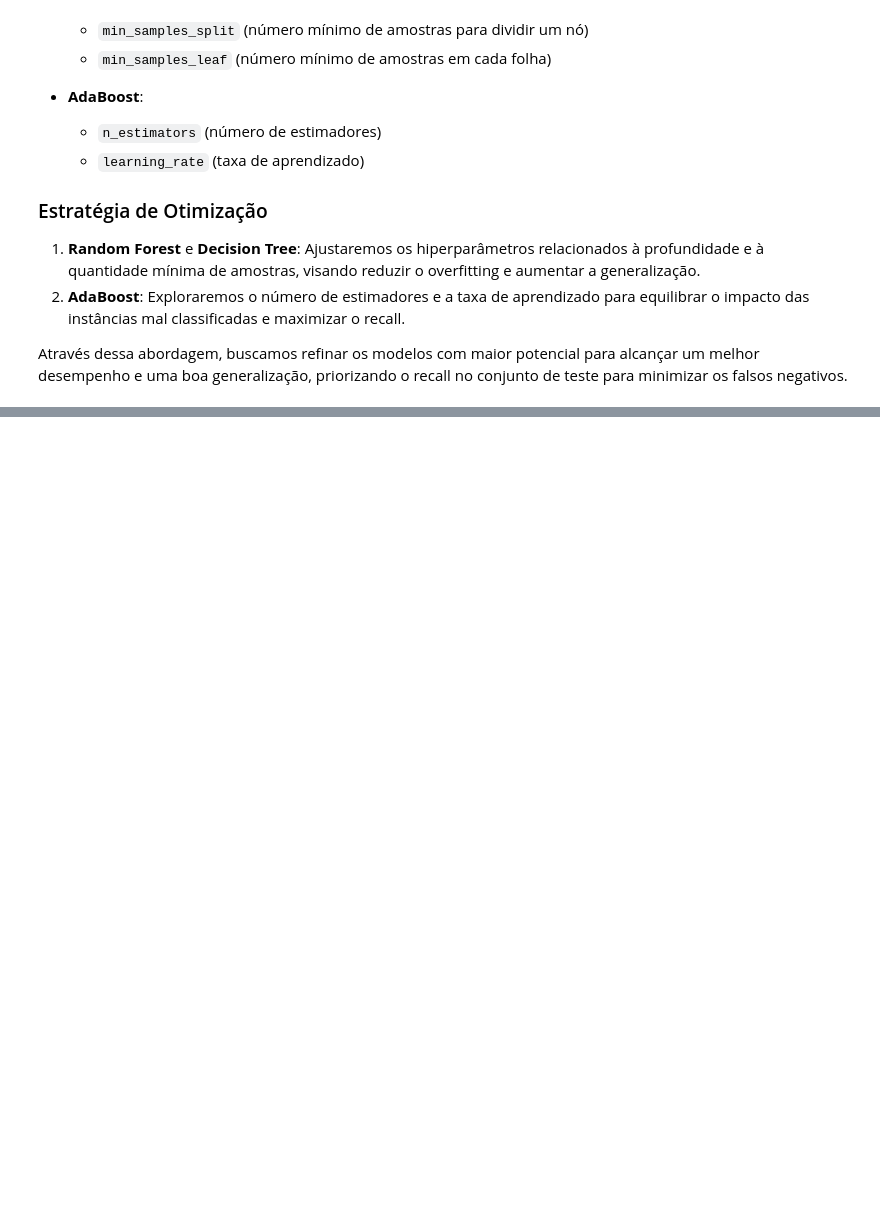
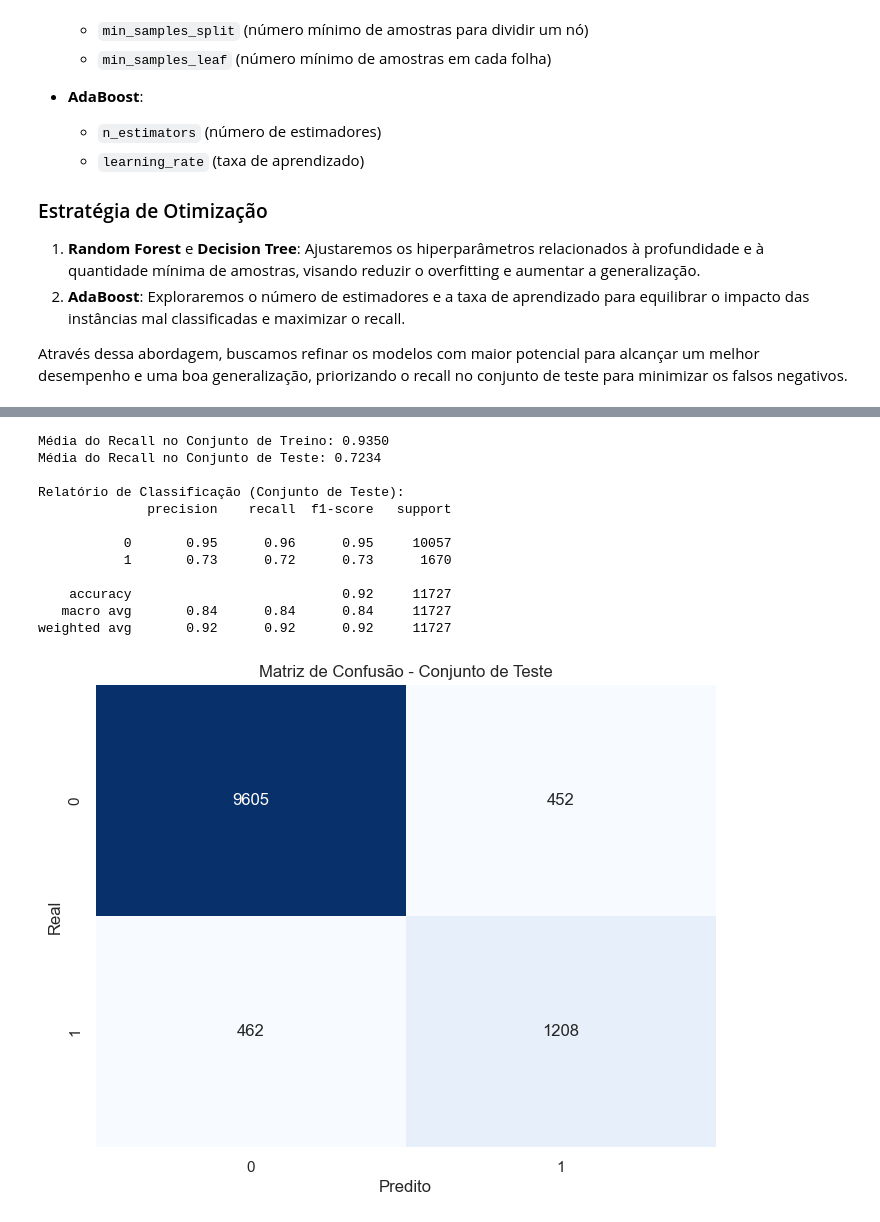
Before and after one commit to tnleite/loan-approval-prediction, a Jupyter notebook: 02-Analise/loan-approval-prediction.ipynb, the cells around one changed output, grey strips where cells are left out. Saved outputs shown, nothing was run; the diff lists cells and outputs as text; code cells hidden in the pictures; blank space fills up the shorter version.

```diff
--- a/02-Analise/loan-approval-prediction.ipynb
+++ b/02-Analise/loan-approval-prediction.ipynb
@@ -1942,0 +2019,55 @@ Através dessa abordagem, buscamos refinar os modelos com maior potencial para a
+# %%
+from sklearn.metrics import classification_report, confusion_matrix, recall_score
+import matplotlib.pyplot as plt
+import seaborn as sns
+import numpy as np
+
+# Aplicando os melhores parâmetros ao modelo AdaBoost
+melhor_ada = AdaBoostClassifier(
+    algorithm='SAMME.R',
+    learning_rate=1.5,
+    n_estimators=125,
+    random_state=42
+)
+
+# Ajustando o modelo com os dados balanceados de treino
+melhor_ada.fit(X_train_smote, y_train_smote)
+
+# Prevendo nos conjuntos de treino e teste
+y_pred_train = melhor_ada.predict(X_train_smote)
+y_pred_test = melhor_ada.predict(X_test)
+
+# Calculando o recall para ambos os conjuntos
+recall_treino = recall_score(y_train_smote, y_pred_train)
+recall_teste = recall_score(y_test, y_pred_test)
+
+# Exibindo os resultados de recall com média e desvio padrão
+print(f"\nMédia do Recall no Conjunto de Treino: {recall_treino:.4f}")
+print(f"Média do Recall no Conjunto de Teste: {recall_teste:.4f}")
+
+# Relatório de Classificação para o conjunto de teste
+print("\nRelatório de Classificação (Conjunto de Teste):")
+print(classification_report(y_test, y_pred_test))
+
+# Matriz de Confusão para o conjunto de teste
+conf_matrix = confusion_matrix(y_test, y_pred_test)
+plt.figure(figsize=(8, 6))
+sns.heatmap(conf_matrix, annot=True, fmt="d", cmap="Blues", cbar=False)
+plt.xlabel("Predito")
+plt.ylabel("Real")
+plt.title("Matriz de Confusão - Conjunto de Teste")
+plt.show()
+# %% [output]
+Média do Recall no Conjunto de Treino: 0.9350
+Média do Recall no Conjunto de Teste: 0.7234
+
+Relatório de Classificação (Conjunto de Teste):
+              precision    recall  f1-score   support
+
+           0       0.95      0.96      0.95     10057
+           1       0.73      0.72      0.73      1670
+
+    accuracy                           0.92     11727
+   macro avg       0.84      0.84      0.84     11727
+weighted avg       0.92      0.92      0.92     11727
+[figure, added]
```
Also changed, not shown: parts of 10 cells of this notebook.
